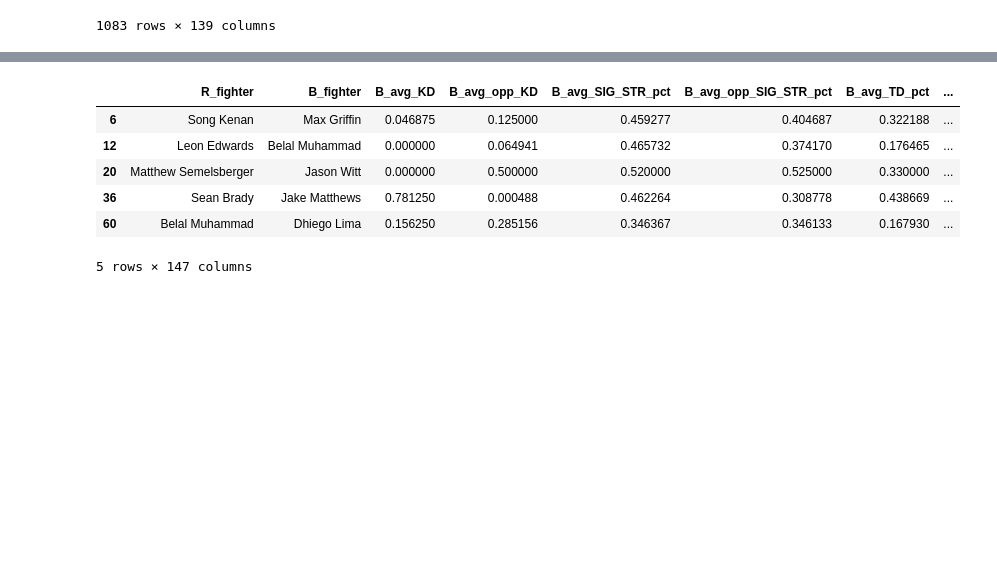
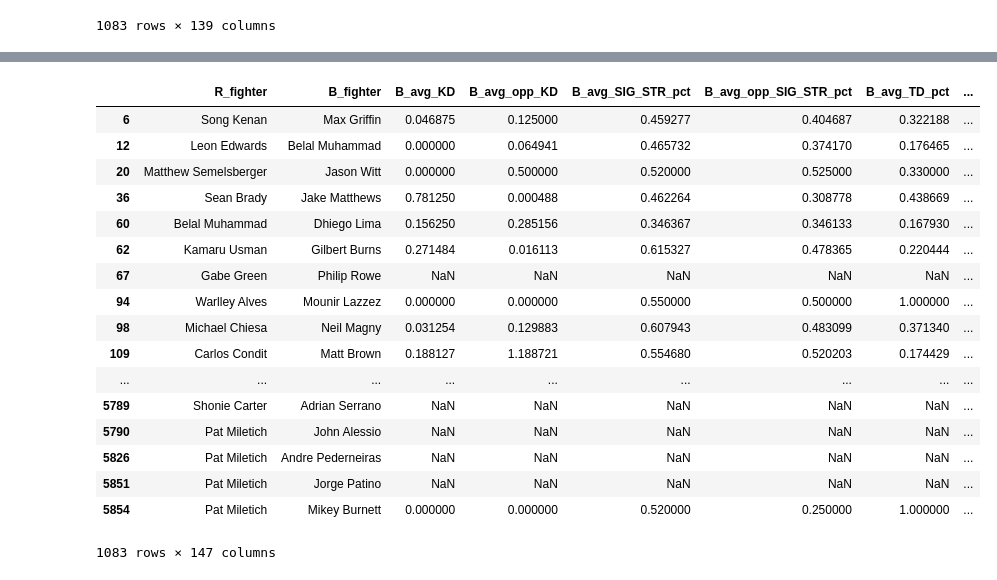
Before and after one commit to danielurdaneta/FinalProject, a Jupyter notebook: data_clean.ipynb, the cells around one changed output, grey strips where cells are left out. Saved outputs shown, nothing was run; the diff lists cells and outputs as text; code cells hidden in the pictures; blank space fills up the shorter version.

```diff
--- a/data_clean.ipynb
+++ b/data_clean.ipynb
@@ -121,9 +168,9 @@ winner_df.head()
 # %%
-# Merge one-hot encoded features and drop the originals
-welter_df = welter_df.merge(encode_df,left_index=True, right_index=True)
-welter_df = welter_df.merge(B_stance_df,left_index=True, right_index=True)
-welter_df = welter_df.merge(winner_df,left_index=True, right_index=True)
-welter_df.head()
+#Merge experiment
+merged_df = pd.merge(welter_df, encode_df, how = "left", left_index=True, right_index=True)
+merged_df2 = pd.merge(merged_df, B_stance_df, how = "left", left_index=True, right_index=True)
+merged_df3 = pd.merge(merged_df2, winner_df, how = "left", left_index=True, right_index=True)
+merged_df3
 # %% [output]
 |  | R_fighter | B_fighter | Winner | B_avg_KD | B_avg_opp_KD | B_avg_SIG_STR_pct | B_avg_opp_SIG_STR_pct | ... |
 | 6 | Song Kenan | Max Griffin | Blue | 0.046875 | 0.125000 | 0.459277 | 0.404687 | ... |
@@ -135,14 +193,25 @@ welter_df.head()
 # %%
 #Drop original rows for Winner / Rstance / Bstance
-welter_df = welter_df.drop(["Winner"], axis = 1)
-welter_df = welter_df.drop(["R_Stance"], axis = 1)
-welter_df = welter_df.drop(["B_Stance"], axis = 1)
-welter_df.head()
+merged_df3 = merged_df3.drop(["Winner"], axis = 1)
+merged_df3 = merged_df3.drop(["R_Stance"], axis = 1)
+merged_df3 = merged_df3.drop(["B_Stance"], axis = 1)
+merged_df3
 # %% [output]
 |  | R_fighter | B_fighter | B_avg_KD | B_avg_opp_KD | B_avg_SIG_STR_pct | B_avg_opp_SIG_STR_pct | B_avg_TD_pct | ... |
 | 6 | Song Kenan | Max Griffin | 0.046875 | 0.125000 | 0.459277 | 0.404687 | 0.322188 | ... |
 | 12 | Leon Edwards | Belal Muhammad | 0.000000 | 0.064941 | 0.465732 | 0.374170 | 0.176465 | ... |
 | 20 | Matthew Semelsberger | Jason Witt | 0.000000 | 0.500000 | 0.520000 | 0.525000 | 0.330000 | ... |
 | 36 | Sean Brady | Jake Matthews | 0.781250 | 0.000488 | 0.462264 | 0.308778 | 0.438669 | ... |
 | 60 | Belal Muhammad | Dhiego Lima | 0.156250 | 0.285156 | 0.346367 | 0.346133 | 0.167930 | ... |
+| 62 | Kamaru Usman | Gilbert Burns | 0.271484 | 0.016113 | 0.615327 | 0.478365 | 0.220444 | ... |
+| 67 | Gabe Green | Philip Rowe | NaN | NaN | NaN | NaN | NaN | ... |
+| 94 | Warlley Alves | Mounir Lazzez | 0.000000 | 0.000000 | 0.550000 | 0.500000 | 1.000000 | ... |
+| 98 | Michael Chiesa | Neil Magny | 0.031254 | 0.129883 | 0.607943 | 0.483099 | 0.371340 | ... |
+| 109 | Carlos Condit | Matt Brown | 0.188127 | 1.188721 | 0.554680 | 0.520203 | 0.174429 | ... |
+| ... | ... | ... | ... | ... | ... | ... | ... | ... |
+| 5789 | Shonie Carter | Adrian Serrano | NaN | NaN | NaN | NaN | NaN | ... |
+| 5790 | Pat Miletich | John Alessio | NaN | NaN | NaN | NaN | NaN | ... |
+| 5826 | Pat Miletich | Andre Pederneiras | NaN | NaN | NaN | NaN | NaN | ... |
+| 5851 | Pat Miletich | Jorge Patino | NaN | NaN | NaN | NaN | NaN | ... |
+| 5854 | Pat Miletich | Mikey Burnett | 0.000000 | 0.000000 | 0.520000 | 0.250000 | 1.000000 | ... |
-5 rows × 147 columns
+1083 rows × 147 columns
```
Also changed, not shown: parts of 7 cells of this notebook, 1 other file.
